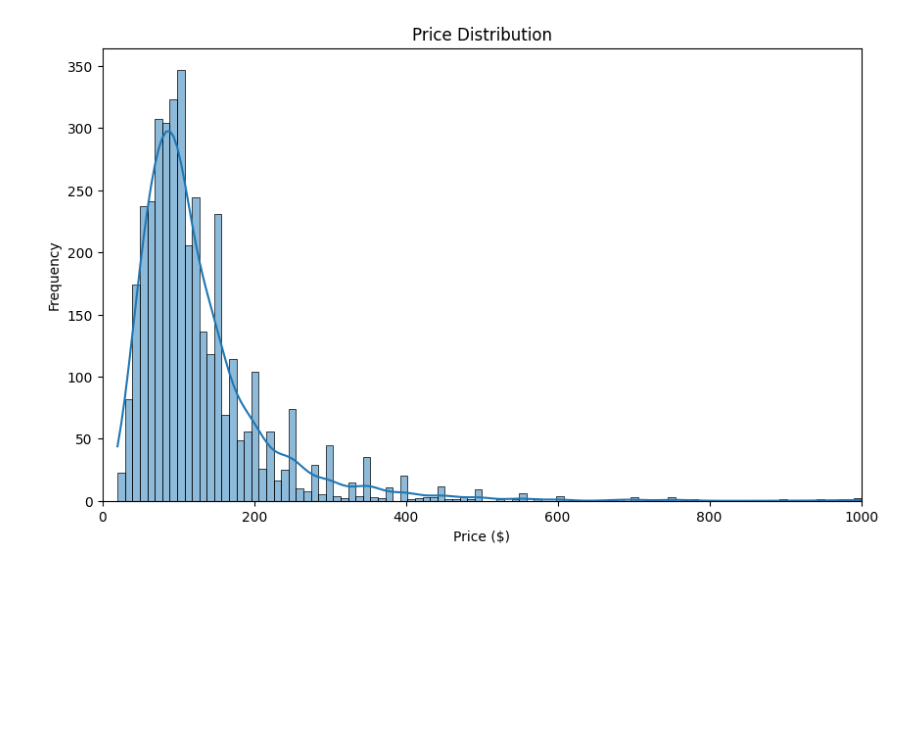
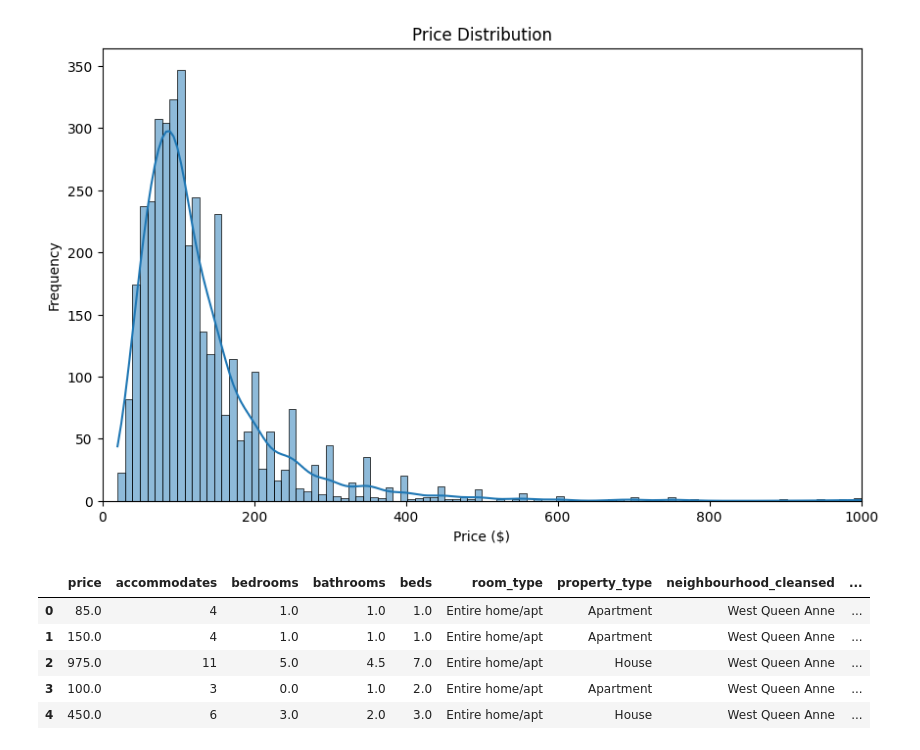
Before and after one commit to gitpullpriyam/01-Airbnb-Price-Prediction, a Jupyter notebook: notebooks/01_airbnb_eda.ipynb, the cells around one changed output. Cells and saved outputs as stored; diff of their text form; code cells hidden in the pictures; blank space fills up the shorter version.

```diff
--- a/notebooks/01_airbnb_eda.ipynb
+++ b/notebooks/01_airbnb_eda.ipynb
@@ -91,0 +100,20 @@ plt.show()
+# %%
+#keeping necessary columns for initial analysis
+#Eliminated few (e.g., URLs, host descriptions, IDs)
+col_to_keep = [
+    'price', 'accommodates', 'bedrooms', 'bathrooms', 'beds',
+    'room_type', 'property_type', 'neighbourhood_cleansed',
+    'minimum_nights', 'number_of_reviews', 'review_scores_rating',
+    'instant_bookable', 'cancellation_policy'
+]
+
+#Cleaned dataset
+data_cleaned = data[col_to_keep].copy()
+data_cleaned.head()
+# %% [output]
+|  | price | accommodates | bedrooms | bathrooms | beds | room_type | property_type | neighbourhood_cleansed | ... |
+| 0 | 85.0 | 4 | 1.0 | 1.0 | 1.0 | Entire home/apt | Apartment | West Queen Anne | ... |
+| 1 | 150.0 | 4 | 1.0 | 1.0 | 1.0 | Entire home/apt | Apartment | West Queen Anne | ... |
+| 2 | 975.0 | 11 | 5.0 | 4.5 | 7.0 | Entire home/apt | House | West Queen Anne | ... |
+| 3 | 100.0 | 3 | 0.0 | 1.0 | 2.0 | Entire home/apt | Apartment | West Queen Anne | ... |
+| 4 | 450.0 | 6 | 3.0 | 2.0 | 3.0 | Entire home/apt | House | West Queen Anne | ... |
```
Also changed, not shown: parts of 7 cells of this notebook, 2 other files.
